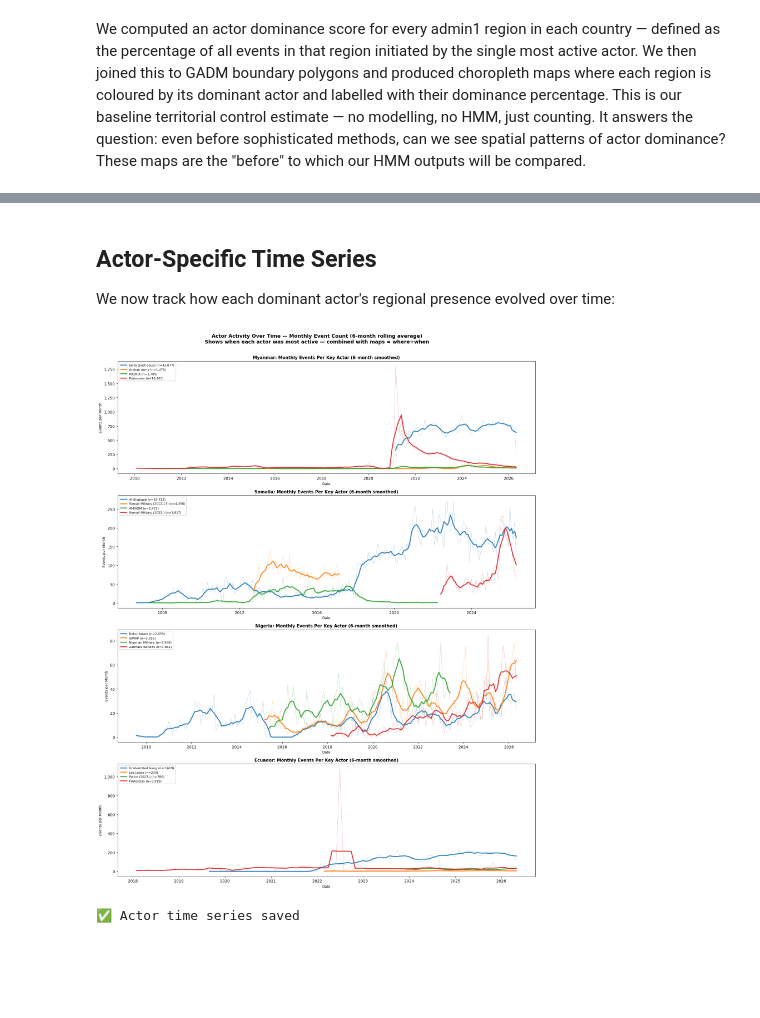
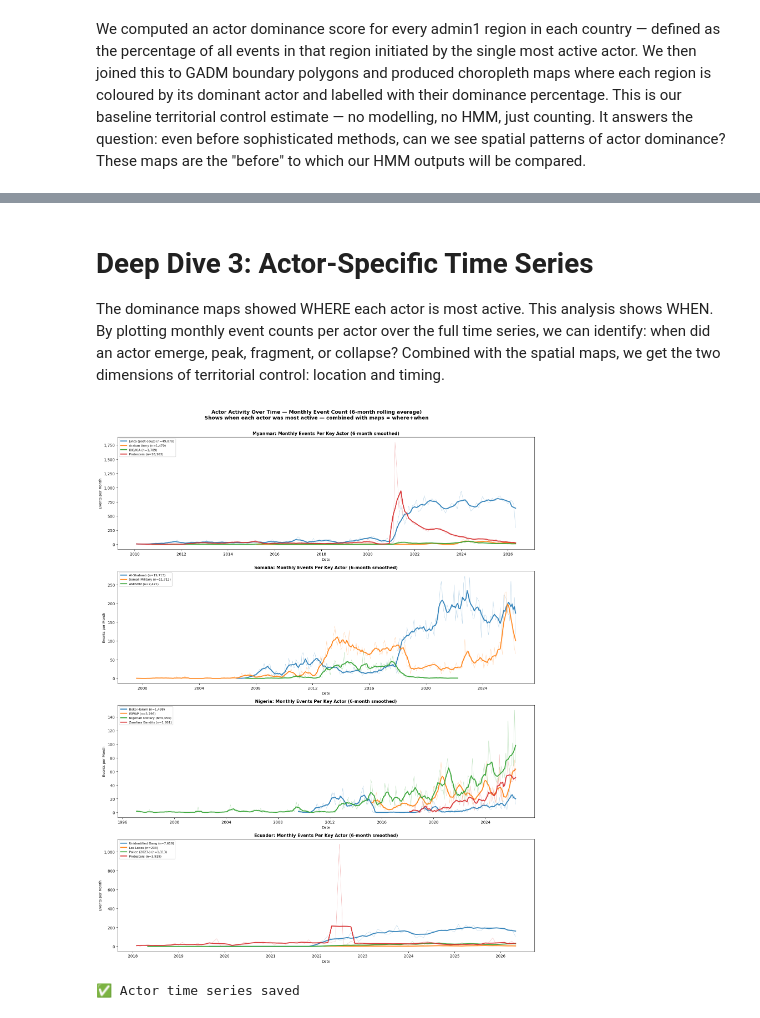
Before and after one commit to DSDMmasterProject/territorial_control_dsdm_master_project, a Jupyter notebook: notebooks/02_eda_deep_dive.ipynb, the cells around one changed output, grey strips where cells are left out. Drawn from its saved outputs; the diff is of its cells as text; code cells hidden in the pictures; blank space fills up the shorter version.

```diff
--- a/notebooks/02_eda_deep_dive.ipynb
+++ b/notebooks/02_eda_deep_dive.ipynb
@@ -310,24 +391,24 @@ Plot the Ratio Over Time
 
 focus_actors_full = {                          # exact actor names taken from the diagnostic cell output
     "Myanmar": [
-        "Military Forces of Myanmar (2021-)",          # junta post-coup — 21,445 combat events confirmed
+        "Military Forces of Myanmar",          # junta post-coup — 21,445 combat events confirmed
         "ULA/AA: United League of Arakan/Arakan Army", # Arakan Army — most territorially successful resistance
         "KIO/KIA: Kachin Independence Organization/Kachin Independence Army",  # northern ethnic armed group
     ],
     "Somalia": [
         "Al Shabaab",                                  # primary territorial actor — 15,291 combat events
-        "Military Forces of Somalia (2012-2017)",       # government forces bracket 1
-        "AMISOM: African Union Mission in Somalia (2007-2022)",  # AU peacekeeping mission
+        "Military Forces of Somalia",       # government forces bracket 1
+        "AMISOM",  # AU peacekeeping mission
     ],
     "Nigeria": [
         "Boko Haram - Jamaatu Ahli is-Sunnah lid-Dawati wal-Jihad",  # full exact name from diagnostic
-        "Islamic State West Africa Province (ISWAP)",  # Boko Haram splinter — 940 combat events
-        "Military Forces of Nigeria (2015-2023)",      # government forces — 2,491 combat events
+        "ISWAP",  # Boko Haram splinter — 940 combat events
+        "Military Forces of Nigeria",      # government forces — 2,491 combat events
     ],
     "Ecuador": [
         "Unidentified Gang (Ecuador)",                 # dominant criminal actor — 1,428 combat events
         "Los Lobos Gang (Ecuador)",                    # named territorial gang — 120 combat events
-        "Police Forces of Ecuador (2023-)",            # state response — 250 combat events
+        "Police Forces of Ecuador",            # state response — 250 combat events
     ],
 }
 
@@ -773,23 +799,23 @@ def get_actor_ratio(ratios_dict, country, actor_partial, ratio_col):
 # Compare actors across both ratio versions
 comparison_actors = {
     "Myanmar": [
-        ("Military Forces of Myanmar (2021-)", "State (airstrike-heavy)"),
+        ("Military Forces of Myanmar", "State (airstrike-heavy)"),
         ("ULA/AA: United League of Arakan",    "Non-state (ground control)"),
         ("KIO/KIA: Kachin Independence",        "Non-state (ethnic armed group)"),
     ],
     "Somalia": [
         ("Al Shabaab",                          "Non-state (insurgent)"),
-        ("Military Forces of Somalia (2012",    "State (weak airpower)"),
-        ("AMISOM: African Union Mission",       "International (mixed)"),
+        ("Military Forces of Somalia",    "State (weak airpower)"),
+        ("AMISOM",       "International (mixed)"),
     ],
     "Nigeria": [
-        ("Military Forces of Nigeria (2015",    "State (active airstrikes)"),
+        ("Military Forces of Nigeria",    "State (active airstrikes)"),
         ("Boko Haram",                          "Non-state (insurgent)"),
-        ("Islamic State West Africa Province",  "Non-state (ISWAP splinter)"),
+        ("ISWAP",  "Non-state (ISWAP splinter)"),
     ],
     "Ecuador": [
         ("Unidentified Gang (Ecuador)",         "Criminal (ground only)"),
-        ("Police Forces of Ecuador (2023-)",    "State (ground, no airpower)"),
+        ("Police Forces of Ecuador",    "State (ground, no airpower)"),
         ("Los Lobos Gang (Ecuador)",            "Criminal named gang"),
     ],
 }
@@ -1250,7 +1367,7 @@ Ecuador's coastal-highland split — gangs dominating coastal provinces, protest
 # %% [markdown]
-## Actor-Specific Time Series
+# Deep Dive 3: Actor-Specific Time Series
 
- We now track how each dominant actor's regional presence evolved over time:
+The dominance maps showed WHERE each actor is most active. This analysis shows WHEN. By plotting monthly event counts per actor over the full time series, we can identify: when did an actor emerge, peak, fragment, or collapse? Combined with the spatial maps, we get the two dimensions of territorial control: location and timing.
 # %%
 # ── CELL 15: Option B — Actor-Specific Time Series ────────────────────────────
 # CONCEPT: Instead of all events per month, we plot specific ACTORS over time.
@@ -1260,27 +1377,27 @@ Ecuador's coastal-highland split — gangs dominating coastal provinces, protest
 
 focus_actor_timeseries = {
     "Myanmar": {                                   # Myanmar: track the three main forces
-        "Military Forces of Myanmar (2021-)": "Junta (post-coup)",
+        "Military Forces of Myanmar": "Myanmar Military (all periods)",
         "ULA/AA: United League of Arakan/Arakan Army": "Arakan Army",
         "KIO/KIA: Kachin Independence Organization/Kachin Independence Army": "KIO/KIA",
         "Protesters (Myanmar)": "Protesters",
     },
     "Somalia": {                                   # Somalia: track Al-Shabaab vs state forces
         "Al Shabaab": "Al-Shabaab",
-        "Military Forces of Somalia (2012-2017)": "Somali Military (2012-17)",
-        "AMISOM: African Union Mission in Somalia (2007-2022)": "AMISOM",
-        "Military Forces of Somalia (2022-)": "Somali Military (2022-)",
+        "Military Forces of Somalia": "Somali Military",
+        "AMISOM": "AMISOM",
+        #"Military Forces of Somalia": "Somali Military (2022-)",
     },
     "Nigeria": {                                   # Nigeria: track insurgent vs state vs communal
         "Boko Haram - Jamaatu Ahli is-Sunnah lid-Dawati wal-Jihad": "Boko Haram",
-        "Islamic State West Africa Province (ISWAP)": "ISWAP",
-        "Military Forces of Nigeria (2015-2023)": "Nigerian Military",
+        "ISWAP": "ISWAP",
+        "Military Forces of Nigeria": "Nigerian Military",
         "Zamfara Communal Militia (Nigeria)": "Zamfara Bandits",
     },
     "Ecuador": {                                   # Ecuador: track gang vs state
         "Unidentified Gang (Ecuador)": "Unidentified Gang",
         "Los Lobos Gang (Ecuador)": "Los Lobos",
-        "Police Forces of Ecuador (2023-)": "Police (2023-)",
+        "Police Forces of Ecuador": "Police (2023-)",
         "Protesters (Ecuador)": "Protesters",
     },
 }
@@ -1327,33 +1444,33 @@ for idx, (country, actors_dict) in enumerate(focus_actor_timeseries.items()):
         )
 
         ax.plot(                                   # smoothed trend — thick visible line
             monthly["event_date"],
             smoothed,
             color=color, linewidth=2.5, alpha=0.9,
             label=f"{actor_label} (n={len(actor_events):,})"  # show total event count in legend
         )
 
     ax.set_title(
         f"{country}: Monthly Events Per Key Actor (6-month smoothed)",
         fontsize=11, fontweight="bold"
     )
     ax.set_ylabel("Events per Month", fontsize=9)
     ax.set_xlabel("Date", fontsize=9)
     ax.legend(loc="upper left", fontsize=8, framealpha=0.9)
     ax.yaxis.set_major_formatter(
         mticker.FuncFormatter(lambda y, _: f"{int(y):,}")  # comma-formatted numbers
     )
 
 plt.suptitle(
     "Actor Activity Over Time — Monthly Event Count (6-month rolling average)\n"
     "Shows when each actor was most active — combined with maps = where+when",
     fontsize=13, fontweight="bold", y=1.005
 )
 plt.tight_layout()
 plt.savefig("../reports/figures/06_actor_timeseries.png", dpi=150, bbox_inches="tight")
 plt.show()
 print("✅ Actor time series saved")
 # %% [output]
-[figure, old version]
+[figure, new version]
 ✅ Actor time series saved
 # %% [markdown]
```
Also changed, not shown: parts of 36 cells of this notebook, 4 other files.
